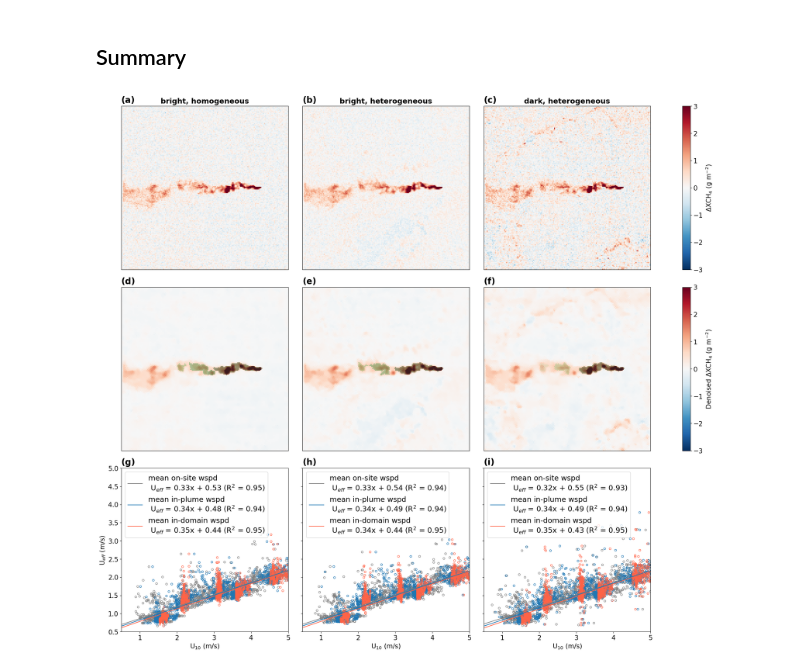
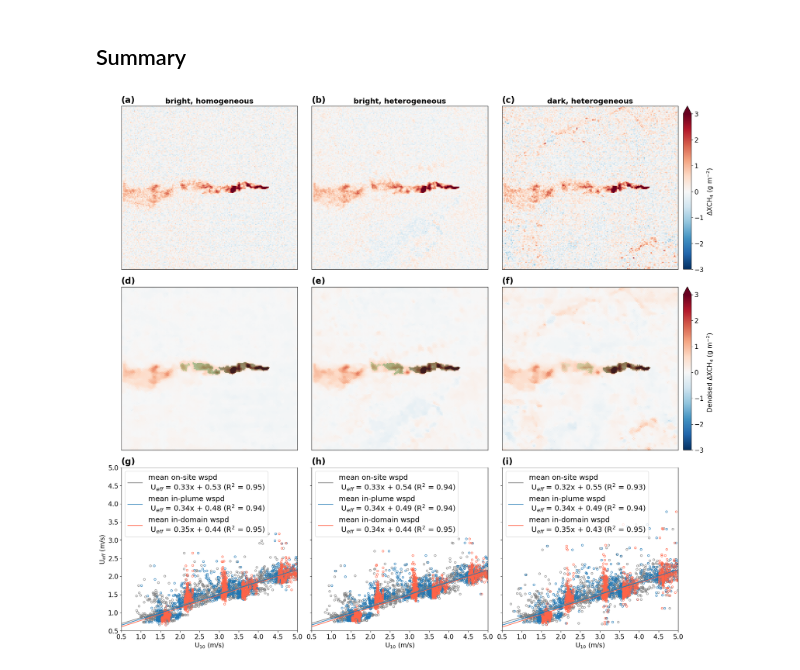
Before and after one commit to zxdawn/HyperGas-GMD, a Jupyter notebook: notebooks/scene_calib.ipynb, the cells around one changed output. Saved outputs shown, nothing was run; the diff lists cells and outputs as text; code cells hidden in the pictures.

```diff
--- a/notebooks/scene_calib.ipynb
+++ b/notebooks/scene_calib.ipynb
@@ -358,37 +358,37 @@ axs[0, 0].set_title('bright, homogeneous')
 axs[0, 1].set_title('bright, heterogeneous')
 axs[0, 2].set_title('dark, heterogeneous')
 
-fig.colorbar(m1, ax=axs[0, :], label='$\Delta$XCH$_4$ (g m$^{-2}$)')
-fig.colorbar(m2, ax=axs[1, :], label='Denoised $\Delta$XCH$_4$ (g m$^{-2}$)')
+fig.colorbar(m1, ax=axs[0, :], label='$\Delta$XCH$_4$ (g m$^{-2}$)', extend='max', pad=0)
+fig.colorbar(m2, ax=axs[1, :], label='Denoised $\Delta$XCH$_4$ (g m$^{-2}$)', extend='max', pad=0)
 
 connect_masks_bright_homo.plot(ax=axs[1, 0], cmap='Greens_r', vmax=10, alpha=0.4, add_colorbar=False)
 connect_masks_bright_hetero.plot(ax=axs[1, 1], cmap='Greens_r', vmax=10, alpha=0.4, add_colorbar=False)
 connect_masks_dark_hetero.plot(ax=axs[1, 2], cmap='Greens_r', vmax=10, alpha=0.4, add_colorbar=False)
 
 read_plot_data(axs=axs[2:, :].flatten(), instrument='EMIT', data_dir=data_dir, emiss_type='point')
 
 for ax in axs[1:, :].flatten():
     ax.set_title('')
 
 for ax in axs[:2, :].flatten():
     ax.set_xticks([])
     ax.set_yticks([])
     ax.set_xlabel('')
     ax.set_ylabel('')
 
 for ax in axs[2:, :].flatten():
     ax.set_xlabel('U$_{10}$ (m/s)')
     ax.set_ylabel('U$_{eff}$ (m/s)')
 
 for ax in [axs[2, 1], axs[2, 2]]:
     ax.set_ylabel('')
     ax.set_yticklabels([])
 
 for n, ax in enumerate(axs.flatten()):
     ax.text(0, 1.02, '({})'.format(string.ascii_lowercase[n]),
             transform=ax.transAxes,
             size=20, weight='bold')
 
 fig.savefig('../figures/scene_calib.pdf', bbox_inches='tight')
 # %% [output]
-[figure, old version]
+[figure, new version]
```
